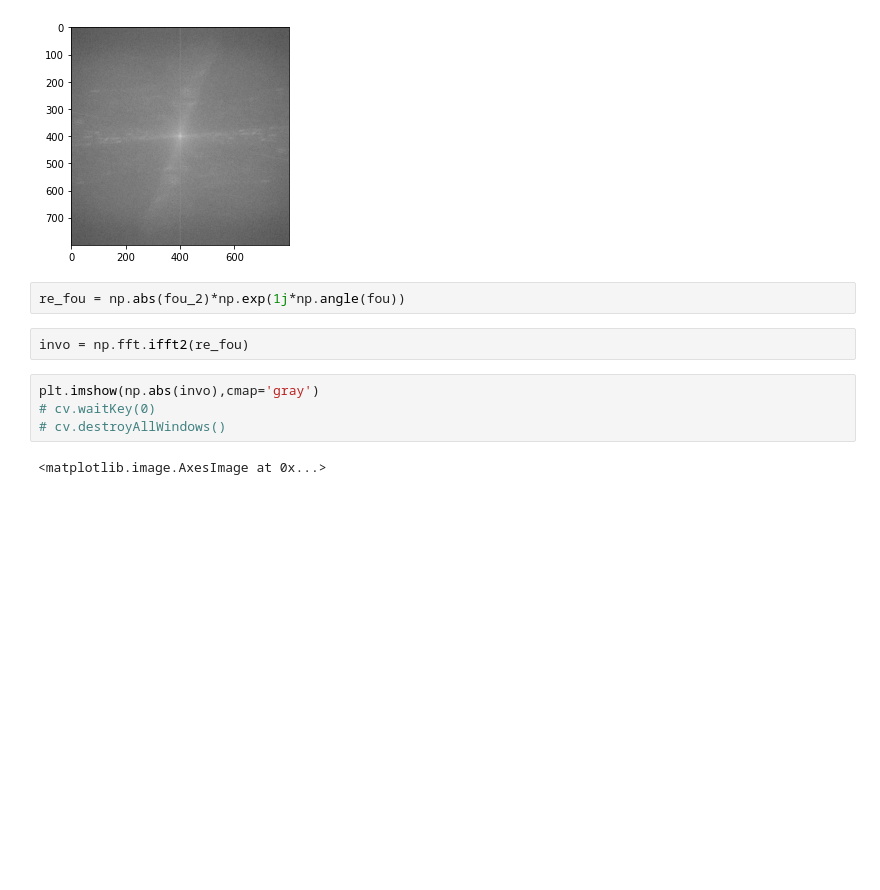
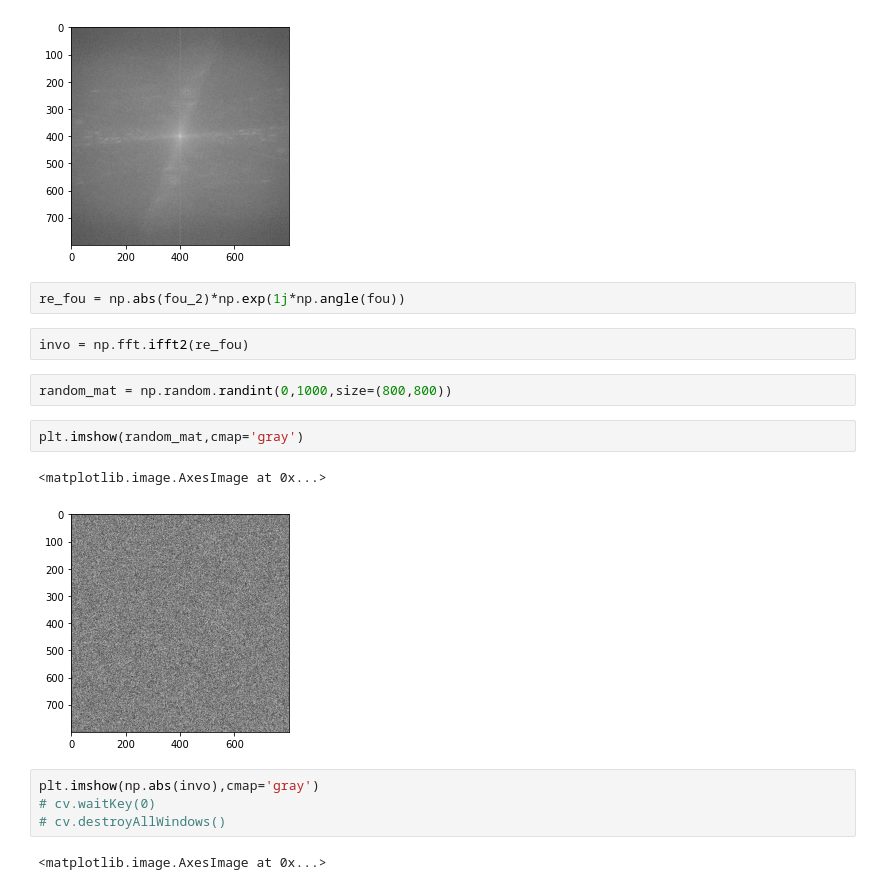
Before and after one commit to MahmoudRabea13/Image-Mixer, a Jupyter notebook: magphase.ipynb, the cells around one changed output. Saved outputs shown, nothing was run; the diff lists cells and outputs as text; blank space fills up the shorter version.

Commit message:
upload one image and add random matrix

```diff
--- a/magphase.ipynb
+++ b/magphase.ipynb
@@ -54,6 +54,13 @@ plt.imshow(np.log(np.abs(fou)), cmap='gray')
 re_fou = np.abs(fou_2)*np.exp(1j*np.angle(fou))
 # %%
 invo = np.fft.ifft2(re_fou)
+# %%
+random_mat = np.random.randint(0,1000,size=(800,800))
+# %%
+plt.imshow(random_mat,cmap='gray')
+# %% [output]
+<matplotlib.image.AxesImage at 0x...>
+[figure, added]
 # %%
 plt.imshow(np.abs(invo),cmap='gray')
 # cv.waitKey(0)
```
Also changed, not shown: 7 other files.
